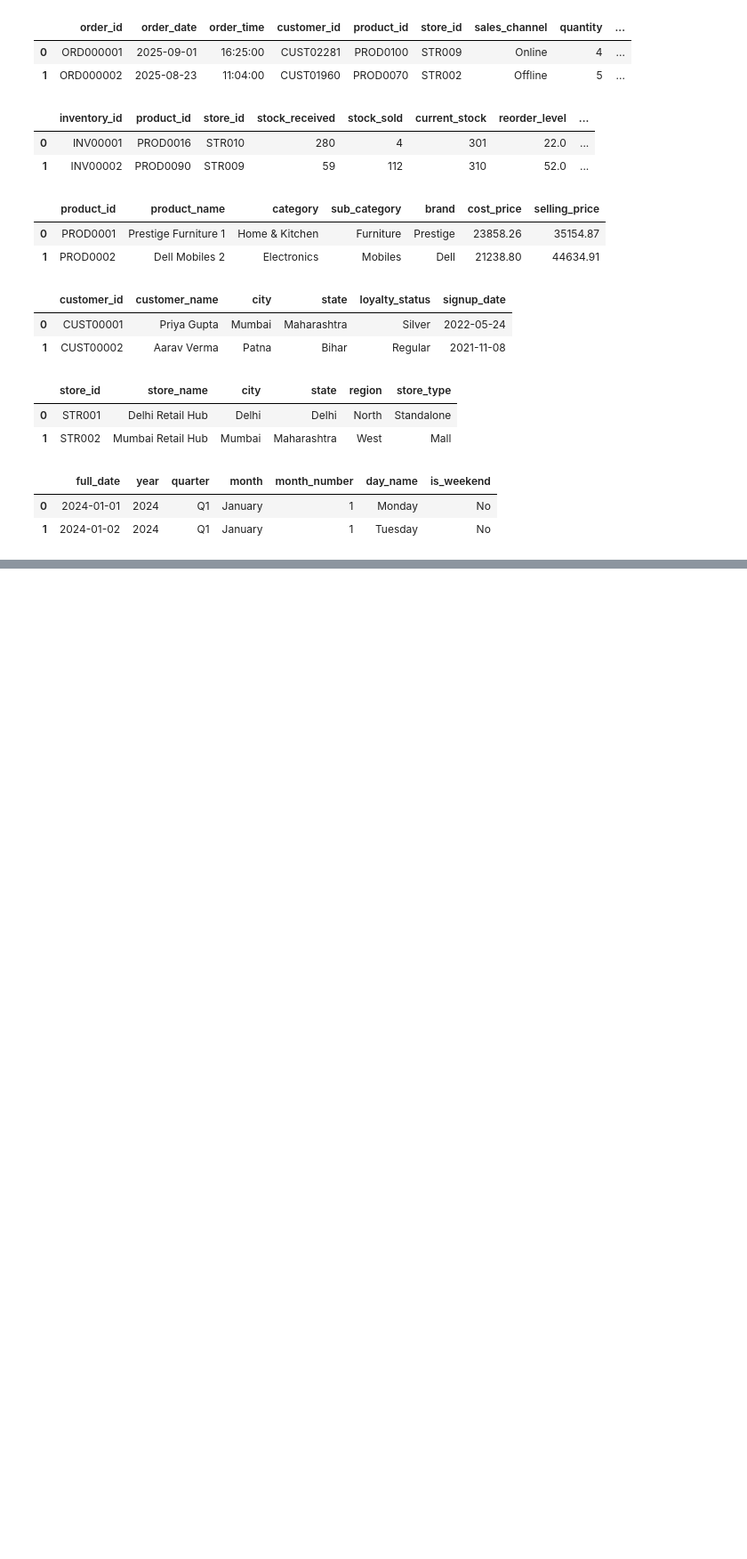
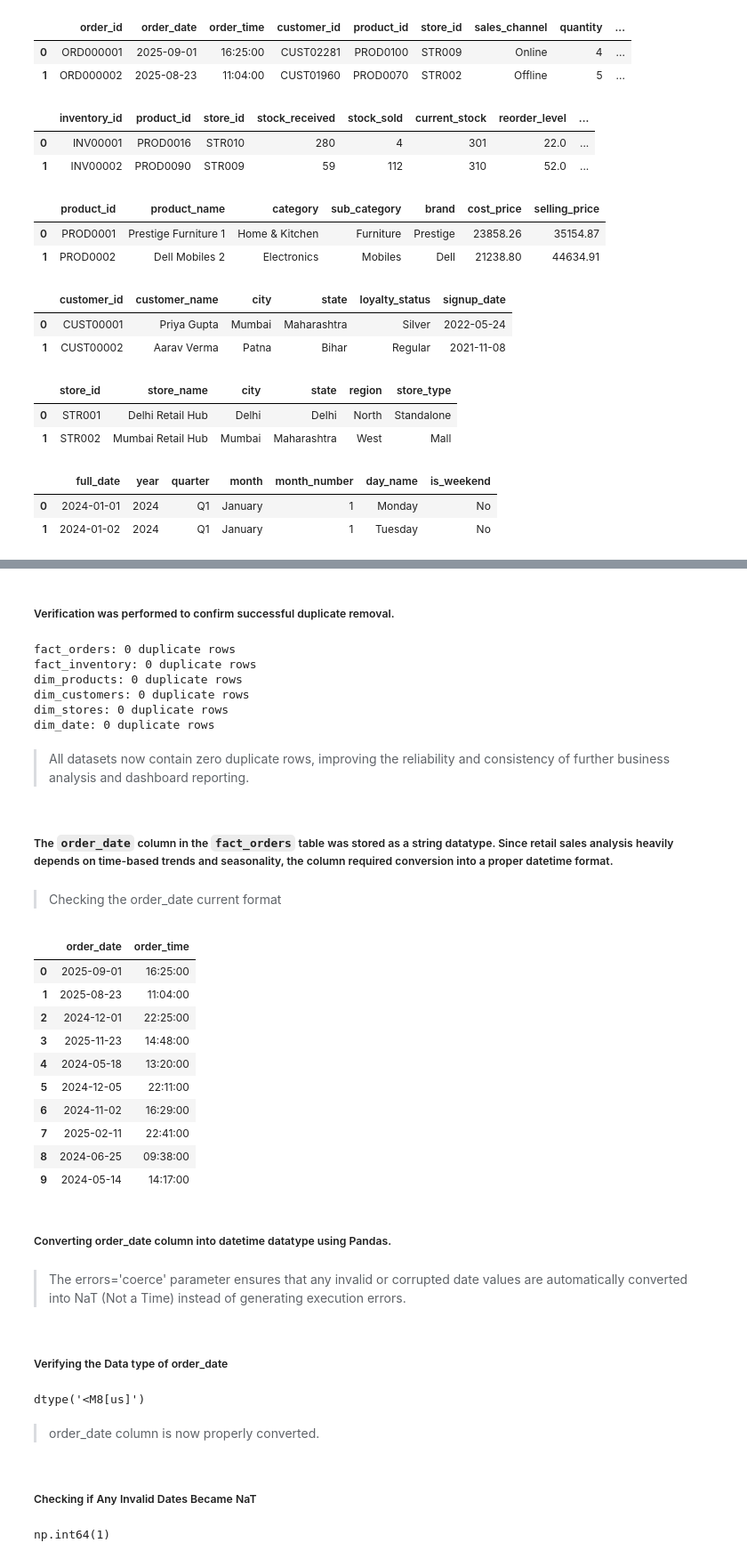
Before and after one commit to utkarshdhangar5/retail-sales-inventory-analytics, a Jupyter notebook: notebooks/ExploratoryDataAnalysis.ipynb, the cells around one changed output, grey strips where cells are left out. Shown at 89% size. Drawn from its saved outputs; the diff is of its cells as text; code cells hidden in the pictures; blank space fills up the shorter version.

Commit message:
data-preprocessing: cleaned duplicates, fixed datatypes, and handled missing values

```diff
--- a/notebooks/ExploratoryDataAnalysis.ipynb
+++ b/notebooks/ExploratoryDataAnalysis.ipynb
@@ -150,0 +101,4 @@ dtype: int64
+# %%
+fact_orders = fact_orders.drop_duplicates()
+
+dim_customers = dim_customers.drop_duplicates()
@@ -150,0 +116,34 @@ dtype: int64
+# %% [markdown]
+##### Verification was performed to confirm successful duplicate removal.
+# %%
+for name, table in tables.items():
+    print(f"{name}: {table.duplicated().sum()} duplicate rows")
+# %% [output]
+fact_orders: 0 duplicate rows
+fact_inventory: 0 duplicate rows
+dim_products: 0 duplicate rows
+dim_customers: 0 duplicate rows
+dim_stores: 0 duplicate rows
+dim_date: 0 duplicate rows
+# %% [markdown]
+> All datasets now contain zero duplicate rows, improving the reliability and consistency of further business analysis and dashboard reporting.
+# %% [markdown]
+##### The `order_date` column in the `fact_orders` table was stored as a string datatype. Since retail sales analysis heavily depends on time-based trends and seasonality, the column required conversion into a proper datetime format.
+# %% [markdown]
+> Checking the order_date current format
+# %%
+fact_orders[['order_date', 'order_time']].head(10)
+# %% [output]
+|  | order_date | order_time |
+| 0 | 2025-09-01 | 16:25:00 |
+| 1 | 2025-08-23 | 11:04:00 |
+| 2 | 2024-12-01 | 22:25:00 |
+| 3 | 2025-11-23 | 14:48:00 |
+| 4 | 2024-05-18 | 13:20:00 |
+| 5 | 2024-12-05 | 22:11:00 |
+| 6 | 2024-11-02 | 16:29:00 |
+| 7 | 2025-02-11 | 22:41:00 |
+| 8 | 2024-06-25 | 09:38:00 |
+| 9 | 2024-05-14 | 14:17:00 |
+# %% [markdown]
+##### Converting order_date column into datetime datatype using Pandas.
@@ -150,0 +155,16 @@ dtype: int64
+# %% [markdown]
+> The errors='coerce' parameter ensures that any invalid or corrupted date values are automatically converted into NaT (Not a Time) instead of generating execution errors.
+# %% [markdown]
+##### Verifying the Data type of order_date
+# %%
+fact_orders['order_date'].dtype
+# %% [output]
+dtype('<M8[us]')
+# %% [markdown]
+> order_date column is now properly converted.
+# %% [markdown]
+##### Checking if Any Invalid Dates Became NaT
+# %%
+fact_orders['order_date'].isnull().sum()
+# %% [output]
+np.int64(1)
```
Also changed, not shown: parts of 70 cells of this notebook.
